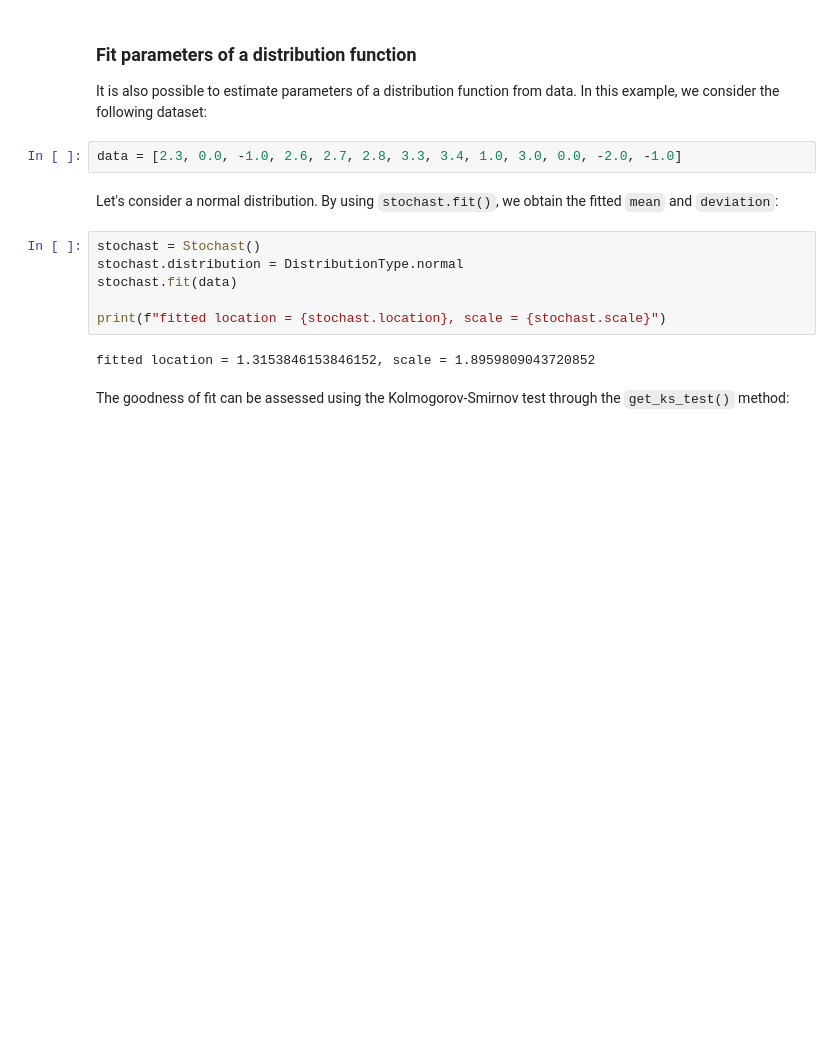
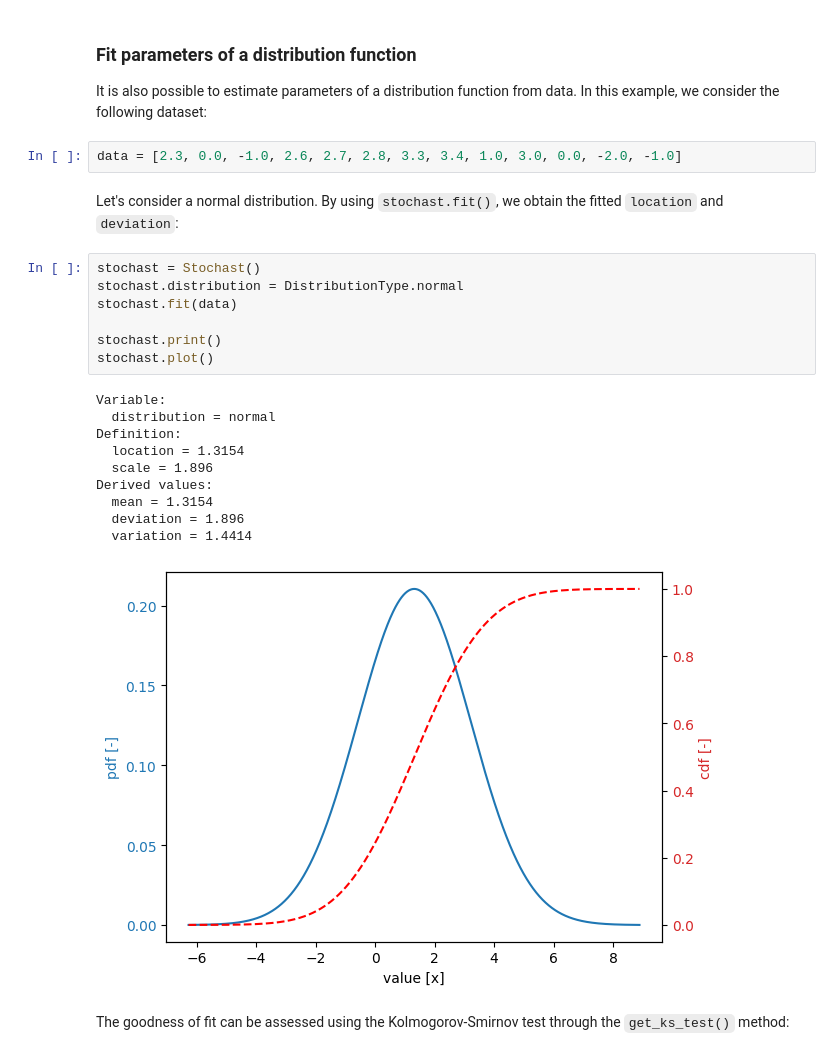
Before and after one commit to Deltares/ProbabilisticLibrary, a Jupyter notebook: sources/Deltares.Probabilistic.PWrapper.Notebooks/operations_on_distribution_functions.ipynb, the cells around one changed output. Saved outputs shown, nothing was run; the diff lists cells and outputs as text; blank space fills up the shorter version.

```diff
--- a/sources/Deltares.Probabilistic.PWrapper.Notebooks/operations_on_distribution_functions.ipynb
+++ b/sources/Deltares.Probabilistic.PWrapper.Notebooks/operations_on_distribution_functions.ipynb
@@ -230,15 +265,25 @@ It is also possible to estimate parameters of a distribution function from data.
 # %%
 data = [2.3, 0.0, -1.0, 2.6, 2.7, 2.8, 3.3, 3.4, 1.0, 3.0, 0.0, -2.0, -1.0]
 # %% [markdown]
-Let's consider a normal distribution. By using `stochast.fit()`, we obtain the fitted `mean` and `deviation`:
+Let's consider a normal distribution. By using `stochast.fit()`, we obtain the fitted `location` and `deviation`:
 # %%
 stochast = Stochast()
 stochast.distribution = DistributionType.normal
 stochast.fit(data)
 
-print(f"fitted location = {stochast.location}, scale = {stochast.scale}")
+stochast.print()
+stochast.plot()
 # %% [output]
-fitted location = 1.3153846153846152, scale = 1.8959809043720852
+Variable:
+  distribution = normal
+Definition:
+  location = 1.3154
+  scale = 1.896
+Derived values:
+  mean = 1.3154
+  deviation = 1.896
+  variation = 1.4414
+[figure, added]
 # %% [markdown]
 The goodness of fit can be assessed using the Kolmogorov-Smirnov test through the `get_ks_test()` method:
 # %%
```
Also changed, not shown: parts of 21 cells of this notebook, 19 other files.
